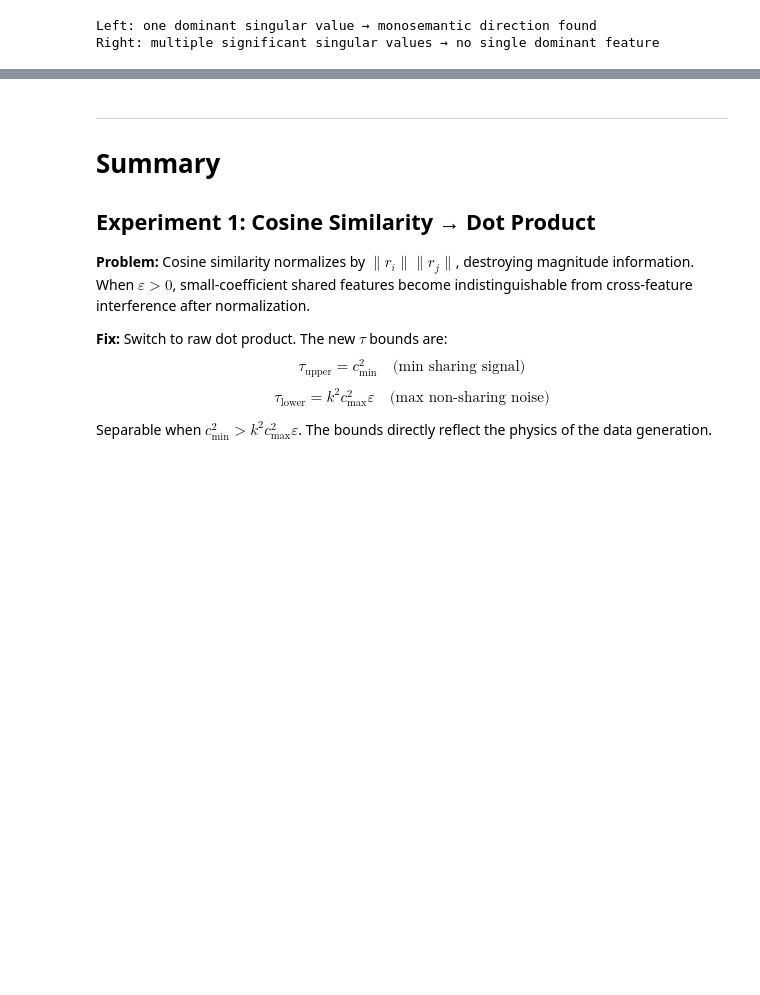
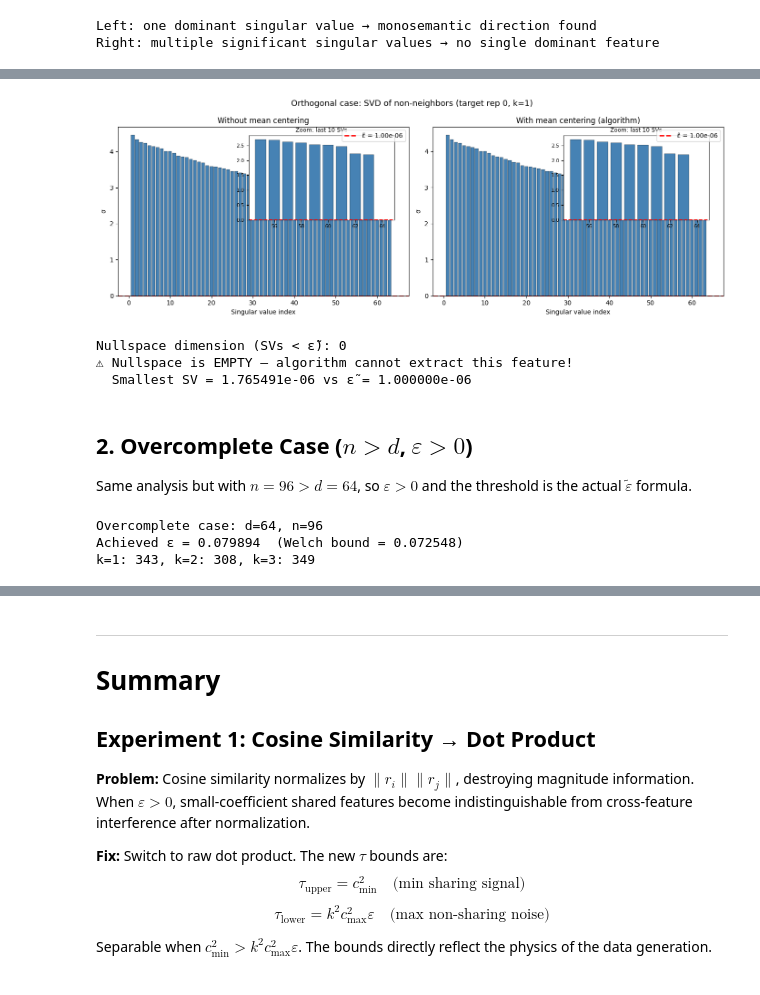
Before and after one commit to smurphnerd/monosemantic-features, a Jupyter notebook: notebooks/walkthrough.ipynb, the cells around one changed output, grey strips where cells are left out. Cells and saved outputs as stored; diff of their text form; code cells hidden in the pictures; blank space fills up the shorter version.

```diff
--- a/notebooks/walkthrough.ipynb
+++ b/notebooks/walkthrough.ipynb
@@ -808,0 +959,77 @@ Right: multiple significant singular values → no single dominant feature
+# %%
+# Plot: ALL singular values with ε̃ threshold line
+fig, axes = plt.subplots(1, 2, figsize=(14, 5))
+
+for ax, S_vals, title in [
+    (axes[0], full_S_raw, 'Without mean centering'),
+    (axes[1], full_S_centered, 'With mean centering (algorithm)'),
+]:
+    indices = np.arange(1, d + 1)
+    colors = ['salmon' if s < scaled_eps else 'steelblue' for s in S_vals]
+    ax.bar(indices, S_vals.numpy(), color=colors, edgecolor='black', linewidth=0.3)
+    ax.axhline(y=scaled_eps, color='red', linestyle='--', linewidth=2,
+               label=f'ε̃ = {scaled_eps:.2e}')
+    ax.set_xlabel('Singular value index')
+    ax.set_ylabel('σ')
+    ax.set_title(title)
+    ax.legend()
+    # Inset: zoom on the smallest SVs
+    ax_inset = ax.inset_axes([0.45, 0.45, 0.5, 0.5])
+    zoom_range = slice(max(0, d-10), d)
+    zoom_indices = indices[zoom_range]
+    zoom_S = S_vals[zoom_range].numpy()
+    zoom_colors = colors[zoom_range]
+    ax_inset.bar(zoom_indices, zoom_S, color=zoom_colors, edgecolor='black', linewidth=0.3)
+    ax_inset.axhline(y=scaled_eps, color='red', linestyle='--', linewidth=1.5)
+    ax_inset.set_title('Zoom: last 10 SVs', fontsize=9)
+    ax_inset.tick_params(labelsize=8)
+
+plt.suptitle(f'Orthogonal case: SVD of non-neighbors (target rep {target_idx}, k=1)', fontsize=13)
+plt.tight_layout()
+plt.show()
+
+print(f'Nullspace dimension (SVs < ε̃): {n_below_centered}')
+if n_below_centered == 0:
+    print('⚠ Nullspace is EMPTY — algorithm cannot extract this feature!')
+    print(f'  Smallest SV = {full_S_centered[-1]:.6e} vs ε̃ = {scaled_eps:.6e}')
+elif n_below_centered == 1:
+    print('✓ Nullspace dim = 1 — feature should be recoverable')
+else:
+    print(f'Nullspace dim = {n_below_centered} — multiple directions below threshold')
+# %% [output]
+[figure, added]
+Nullspace dimension (SVs < ε̃): 0
+⚠ Nullspace is EMPTY — algorithm cannot extract this feature!
+  Smallest SV = 1.765491e-06 vs ε̃ = 1.000000e-06
+# %% [markdown]
+## 2. Overcomplete Case ($n > d$, $\varepsilon > 0$)
+
+Same analysis but with $n = 96 > d = 64$, so $\varepsilon > 0$ and the threshold is the actual $\tilde{\varepsilon}$ formula.
+# %%
+# Fresh overcomplete data
+torch.manual_seed(123)
+
+diag_syn_oc = SyntheticConfig(
+    d=64, n=96, k=3,
+    num_representations=1000,
+    sparsity_mode='variable',
+    k_min=1,
+)
+
+diag_basis_oc = generate_feature_basis(diag_syn_oc.d, diag_syn_oc.n)
+diag_eps_oc = diag_basis_oc.achieved_epsilon
+diag_reps_oc, diag_coeffs_oc = generate_representations(
+    diag_basis_oc.features, diag_syn_oc, epsilon=diag_eps_oc
+)
+
+nnz_oc_diag = (diag_coeffs_oc != 0).sum(dim=1)
+mono_mask_oc = nnz_oc_diag == 1
+mono_indices_oc = torch.where(mono_mask_oc)[0]
+
+print(f'Overcomplete case: d={diag_syn_oc.d}, n={diag_syn_oc.n}')
+print(f'Achieved ε = {diag_eps_oc:.6f}  (Welch bound = {diag_basis_oc.welch_bound:.6f})')
+print(f'k=1: {mono_mask_oc.sum().item()}, k=2: {(nnz_oc_diag==2).sum().item()}, k=3: {(nnz_oc_diag==3).sum().item()}')
+# %% [output]
+Overcomplete case: d=64, n=96
+Achieved ε = 0.079894  (Welch bound = 0.072548)
+k=1: 343, k=2: 308, k=3: 349
```
Also changed, not shown: parts of 17 cells of this notebook.
